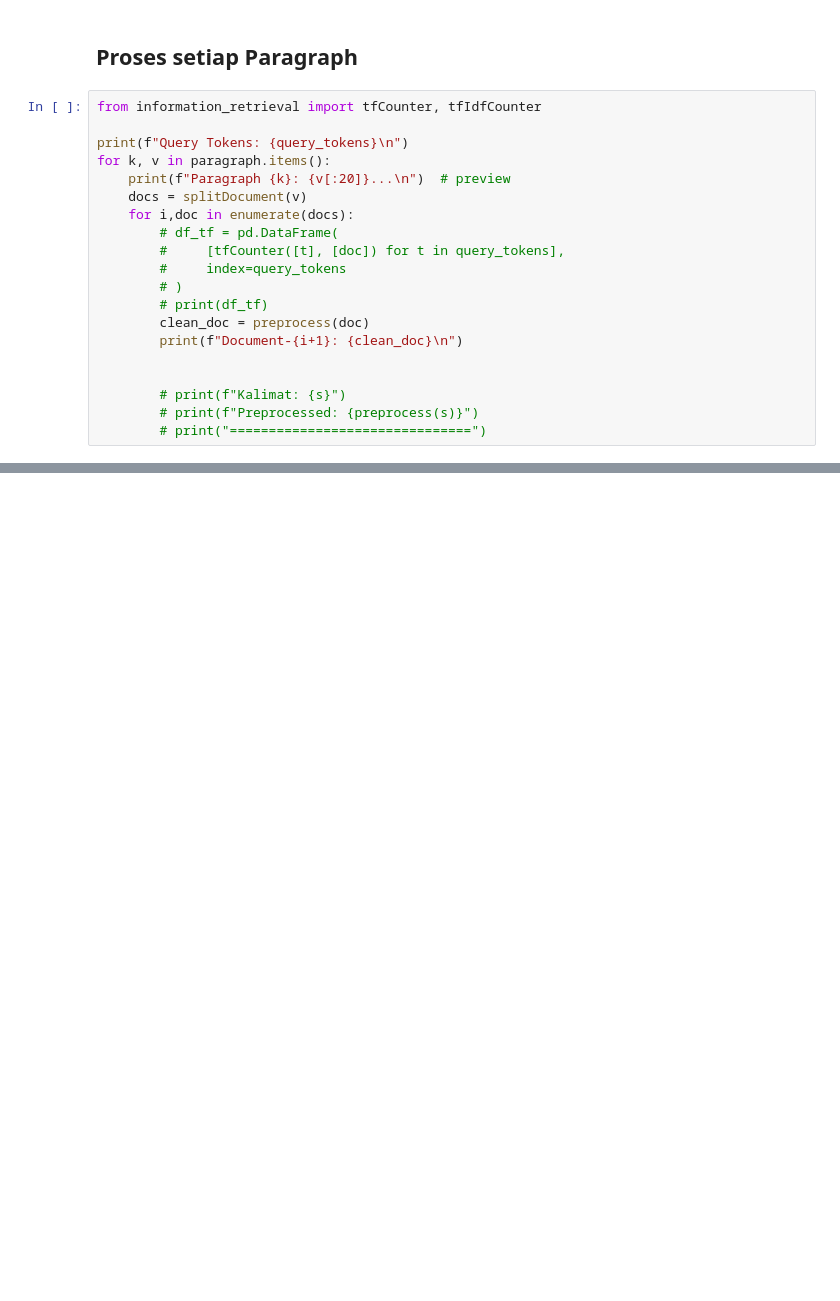
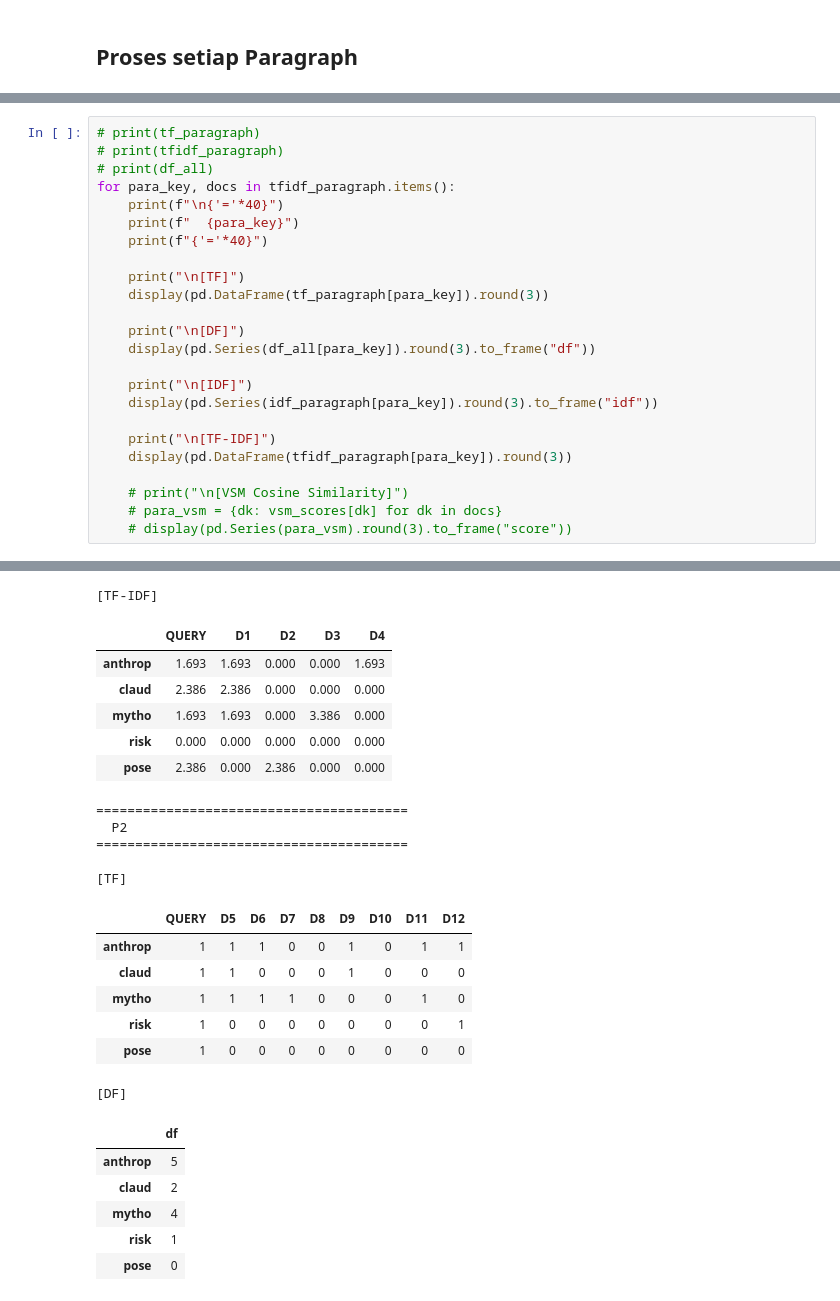
Before and after one commit to juanaxyz/Summaryzation-System-Using-TF-IDF-and-VSM, a Jupyter notebook: main.ipynb, the cells around one changed output, grey strips where cells are left out. Cells and saved outputs as stored; diff of their text form; blank space fills up the shorter version.

```diff
--- a/main.ipynb
+++ b/main.ipynb
@@ -73,22 +87,2 @@ Split into 5 paragraphs
 # %% [markdown]
 ## Proses setiap Paragraph
-# %%
-from information_retrieval import tfCounter, tfIdfCounter
-
-print(f"Query Tokens: {query_tokens}\n")
-for k, v in paragraph.items():
-    print(f"Paragraph {k}: {v[:20]}...\n")  # preview
-    docs = splitDocument(v)
-    for i,doc in enumerate(docs):
-        # df_tf = pd.DataFrame(
-        #     [tfCounter([t], [doc]) for t in query_tokens],
-        #     index=query_tokens
-        # )
-        # print(df_tf)
-        clean_doc = preprocess(doc)
-        print(f"Document-{i+1}: {clean_doc}\n")
-
-
-        # print(f"Kalimat: {s}")
-        # print(f"Preprocessed: {preprocess(s)}")
-        # print("===============================")
@@ -112,0 +195,25 @@ Document-10: ['``', 'in', 'medium-term', ',', "'s", 'opportun', 'use', 'tool', '
+# %%
+# print(tf_paragraph)
+# print(tfidf_paragraph)
+# print(df_all)
+for para_key, docs in tfidf_paragraph.items():
+    print(f"\n{'='*40}")
+    print(f"  {para_key}")
+    print(f"{'='*40}")
+
+    print("\n[TF]")
+    display(pd.DataFrame(tf_paragraph[para_key]).round(3))
+
+    print("\n[DF]")
+    display(pd.Series(df_all[para_key]).round(3).to_frame("df"))
+
+    print("\n[IDF]")
+    display(pd.Series(idf_paragraph[para_key]).round(3).to_frame("idf"))
+
+    print("\n[TF-IDF]")
+    display(pd.DataFrame(tfidf_paragraph[para_key]).round(3))
+
+    # print("\n[VSM Cosine Similarity]")
+    # para_vsm = {dk: vsm_scores[dk] for dk in docs}
+    # display(pd.Series(para_vsm).round(3).to_frame("score"))
+# %% [output]
@@ -112,0 +245,25 @@ Document-10: ['``', 'in', 'medium-term', ',', "'s", 'opportun', 'use', 'tool', '
+[TF-IDF]
+|  | QUERY | D1 | D2 | D3 | D4 |
+| anthrop | 1.693 | 1.693 | 0.000 | 0.000 | 1.693 |
+| claud | 2.386 | 2.386 | 0.000 | 0.000 | 0.000 |
+| mytho | 1.693 | 1.693 | 0.000 | 3.386 | 0.000 |
+| risk | 0.000 | 0.000 | 0.000 | 0.000 | 0.000 |
+| pose | 2.386 | 0.000 | 2.386 | 0.000 | 0.000 |
+========================================
+  P2
+========================================
+
+[TF]
+|  | QUERY | D5 | D6 | D7 | D8 | D9 | D10 | D11 | D12 |
+| anthrop | 1 | 1 | 1 | 0 | 0 | 1 | 0 | 1 | 1 |
+| claud | 1 | 1 | 0 | 0 | 0 | 1 | 0 | 0 | 0 |
+| mytho | 1 | 1 | 1 | 1 | 0 | 0 | 0 | 1 | 0 |
+| risk | 1 | 0 | 0 | 0 | 0 | 0 | 0 | 0 | 1 |
+| pose | 1 | 0 | 0 | 0 | 0 | 0 | 0 | 0 | 0 |
+[DF]
+|  | df |
+| anthrop | 5 |
+| claud | 2 |
+| mytho | 4 |
+| risk | 1 |
+| pose | 0 |
```
Also changed, not shown: parts of 15 cells of this notebook, 5 other files.
